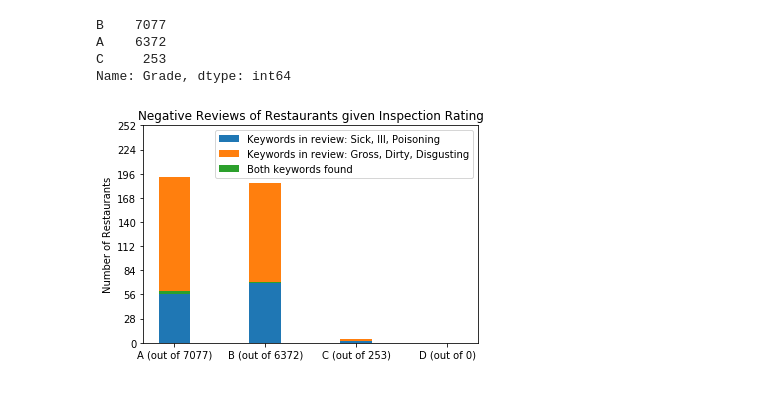
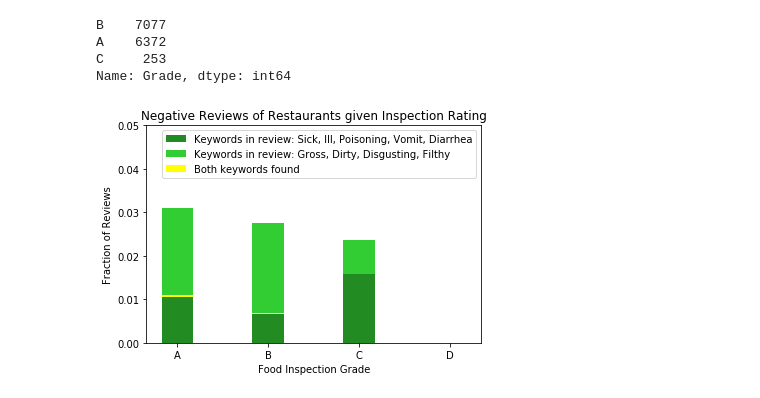
Before and after one commit to Geenort/bestaurants, a Jupyter notebook: yelp_reviews.ipynb, the cells around one changed output. Cells and saved outputs as stored; diff of their text form; code cells hidden in the pictures.

Commit message:
added keywords to Sandra's figure and notebook

```diff
--- a/yelp_reviews.ipynb
+++ b/yelp_reviews.ipynb
@@ -187,19 +160,14 @@ def contains(text, keyword):
 cat_list = []
 for i in range(len(merged_health)):
     text = merged_health.iloc[i]['text']
-    if any((contains(text,'sick'),contains(text,'ill'),contains(text,'poisoning'))) and any((contains(text,'gross'),contains(text,'dirty'), contains(text,'disgusting'))):
-        #merged_health.iloc[i]['Cat'] = 3
+    if any((contains(text,'sick'),contains(text,'ill'),contains(text,'poisoning'),contains(text,'vomit'),contains(text,'diarrhea'))) and any((contains(text,'gross'),contains(text,'dirty'), contains(text,'disgusting'),contains(text,'filthy'))):
         cat_list.append(3)
-    elif any((contains(text,'sick'),contains(text,'ill'),contains(text,'poisoning'))):
-        #merged_health.iloc[i]['Cat'] = 2
+    elif any((contains(text,'sick'),contains(text,'ill'),contains(text,'poisoning'),contains(text,'vomit'),contains(text,'diarrhea'))):
         cat_list.append(2)
-    elif any((contains(text,'gross'),contains(text,'dirty'),contains(text,'disgusting'))):
-        #merged_health.iloc[i]['Cat'] = 1
+    elif any((contains(text,'gross'),contains(text,'dirty'),contains(text,'disgusting'),contains(text,'filthy'))):
         cat_list.append(1)
     else:
-        #merged_health.iloc[i]['Cat'] = 0
         cat_list.append(0)
-#merged_health
 # %%
 merged_health['Cat'] = pd.DataFrame(cat_list)
 merged_health
@@ -242,34 +210,38 @@ Name: Grade, dtype: int64
 # %%
 counts = np.zeros((4,4))
 for i in range(0, len(merged_health)):
 	index = int(merged_health.iloc[i]['Cat'])
 	if merged_health.iloc[i]['Grade'] == 'A':
 		counts[index, 0] +=1
 	elif merged_health.iloc[i]['Grade'] == 'B':
 		counts[index, 1] += 1
 	elif merged_health.iloc[i]['Grade'] == 'C':
 		counts[index, 2] +=1
 	elif merged_health.iloc[i]['Grade'] == 'D':
 		counts[index, 3] +=1
 
 sick_scores = counts[2, :]
+sick_scores = sick_scores/np.array([7077,6372,253,1])
 dirty_scores = counts[1, :]
+dirty_scores = dirty_scores/np.array([7077,6372,253,1])
 both_scores = counts[3, :]
+both_scores = both_scores/np.array([7077,6372,253,1])
 N = 4
-max_y = max(np.amax(sick_scores), np.amax(dirty_scores), np.amax(both_scores) ) #highest frequency of an occurance in the bar chart
+fig = plt.figure()
+#max_y = max(np.amax(sick_scores), np.amax(dirty_scores), np.amax(both_scores) ) #highest frequency of an occurance in the bar chart
 x = np.arange(N) # the x locations for the bars
 width = 0.35 #the width of the bars
+p1 = plt.bar(x, sick_scores, width, color = 'forestgreen')
+p2 = plt.bar(x, dirty_scores, width, bottom = sick_scores, color = 'limegreen')
+p3 = plt.bar(x, both_scores, width, bottom = sick_scores, color = 'yellow')
 
-p1 = plt.bar(x, sick_scores, width)
-p2 = plt.bar(x, dirty_scores, width, bottom = sick_scores)
-p3 = plt.bar(x, both_scores, width, bottom = sick_scores)
 
-plt.ylabel('Number of Restaurants')
+plt.xlabel('Food Inspection Grade')
+plt.ylabel('Fraction of Reviews')
 plt.title('Negative Reviews of Restaurants given Inspection Rating')
-plt.xticks(x, ('A (out of 7077)', 'B (out of 6372)', 'C (out of 253)', 'D (out of 0)'))
-plt.yticks(np.arange(0, (2*max_y + 10), (2*max_y + 10)/10))
-plt.legend((p1[0], p2[0], p3[0]), ('Keywords in review: Sick, Ill, Poisoning', 'Keywords in review: Gross, Dirty, Disgusting', 'Both keywords found'))
-
-plt.show()
+plt.xticks(x, ('A', 'B', 'C', 'D'))
+plt.legend((p1[0], p2[0], p3[0]), ('Keywords in review: Sick, Ill, Poisoning, Vomit, Diarrhea', 'Keywords in review: Gross, Dirty, Disgusting, Filthy', 'Both keywords found'),loc='best')
+plt.ylim(0,0.05)
+plt.savefig('yelp_review.png')
 # %% [output]
-[figure, old version]
+[figure, new version]
```
Also changed, not shown: parts of 10 cells of this notebook, 3 other files.
